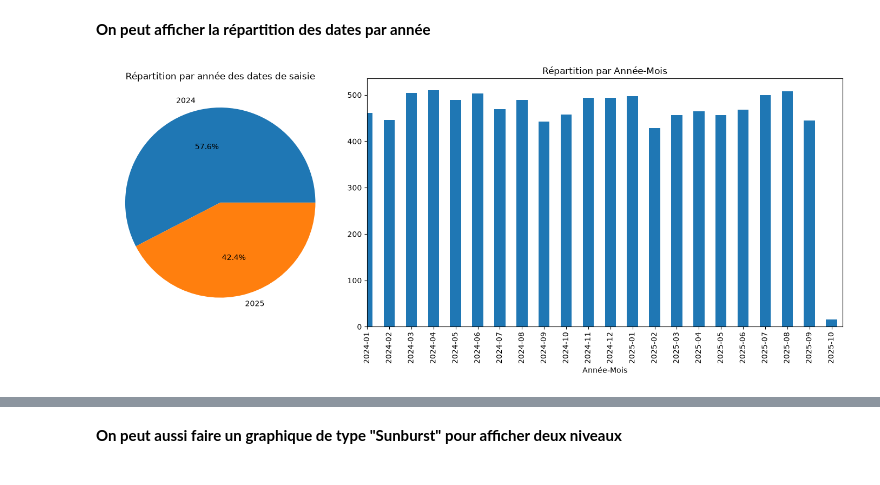
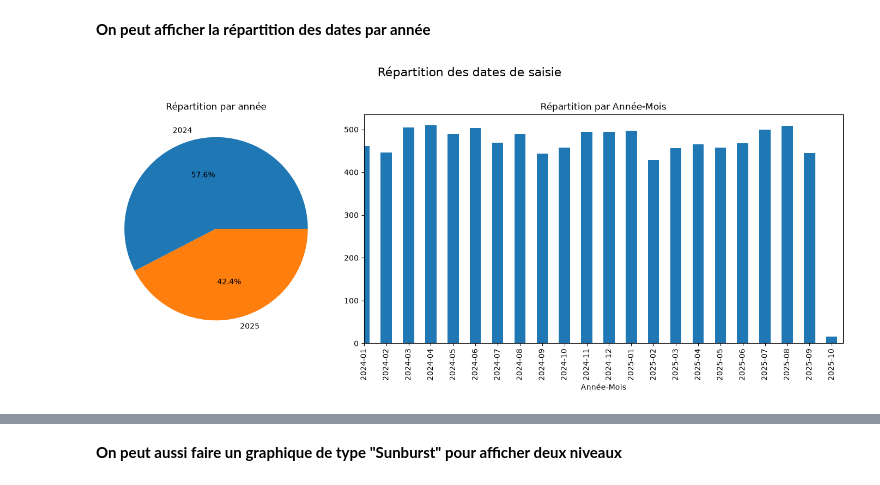
Before and after one commit to Franck-LF/TVA-Intracommunautaire, a Jupyter notebook: notebook/Exploration.ipynb, the cells around one changed output, grey strips where cells are left out. Drawn from its saved outputs; the diff is of its cells as text; code cells hidden in the pictures.

```diff
--- a/notebook/Exploration.ipynb
+++ b/notebook/Exploration.ipynb
@@ -649,25 +707,24 @@ df_csv.sample(5)
 # %%
 fig, axes = plt.subplots(1, 2, figsize=(14, 6),
                          gridspec_kw={'width_ratios' : [1, 2]})
 
 df_csv['annee'].value_counts().plot(
     kind='pie',
     autopct='%1.1f%%',
     ax=axes[0],
-    # figsize=(4, 4),
-    title='Répartition par année des dates de saisie'
+    title='Répartition par année'
 )
 
 df_csv['date_mois'].value_counts().plot(
     kind='bar',
     xlabel='Année-Mois',
     title='Répartition par Année-Mois',
     ax=axes[1]
-    # figsize=(10, 5)
     )
 
 # Ajustement de la disposition
+plt.suptitle("Répartition des dates de saisie", y=1.02, fontsize=16)
 plt.tight_layout()
 plt.show()
 # %% [output]
-[figure, old version]
+[figure, new version]
```
Also changed, not shown: parts of 19 cells of this notebook.
